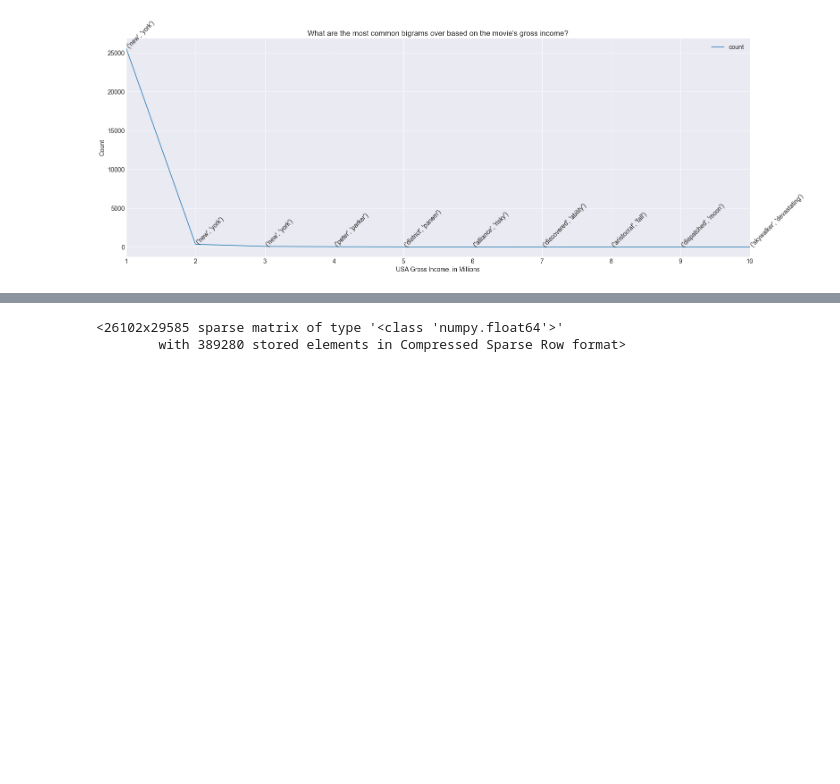
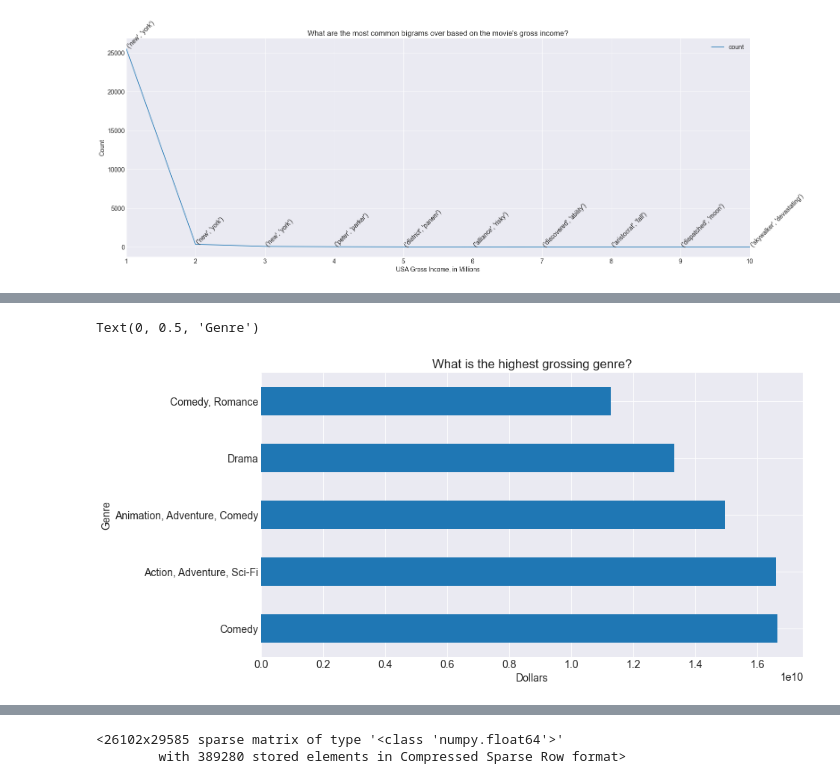
Before and after one commit to guedanie/movie_recommendation_model, a Jupyter notebook: wrangle_notebook.ipynb, the cells around one changed output, grey strips where cells are left out. Cells and saved outputs as stored; diff of their text form; code cells hidden in the pictures; blank space fills up the shorter version.

```diff
--- a/wrangle_notebook.ipynb
+++ b/wrangle_notebook.ipynb
@@ -317,0 +329,10 @@ for i in most_common_bigrams.index:
+# %%
+# what are the top genres by genre?
+
+df.groupby("genre").usa_gross_income.sum().sort_values(ascending=False).head(5).plot.barh()
+plt.title("What is the highest grossing genre?")
+plt.xlabel("Dollars")
+plt.ylabel("Genre")
+# %% [output]
+Text(0, 0.5, 'Genre')
+[figure, added]
```
Also changed, not shown: parts of 8 cells of this notebook.
